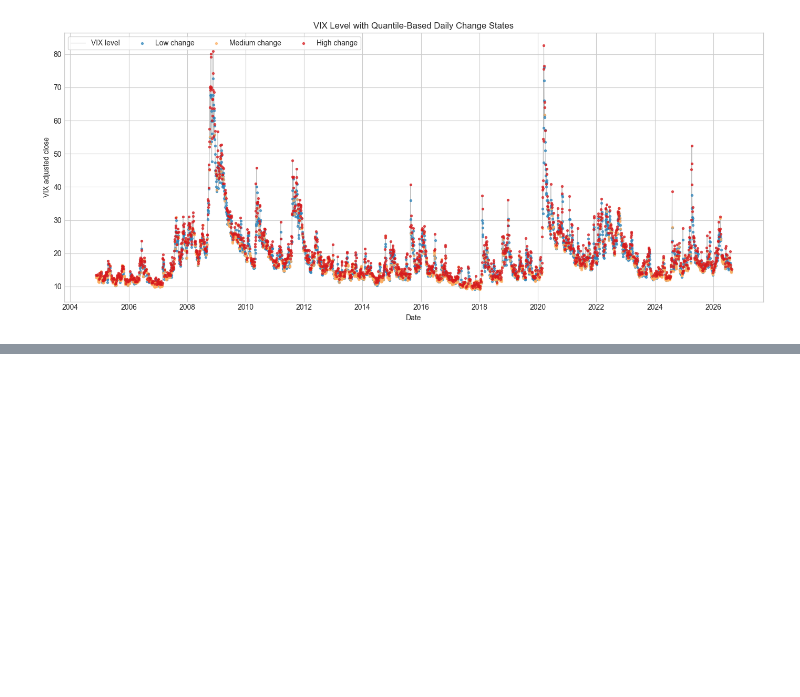
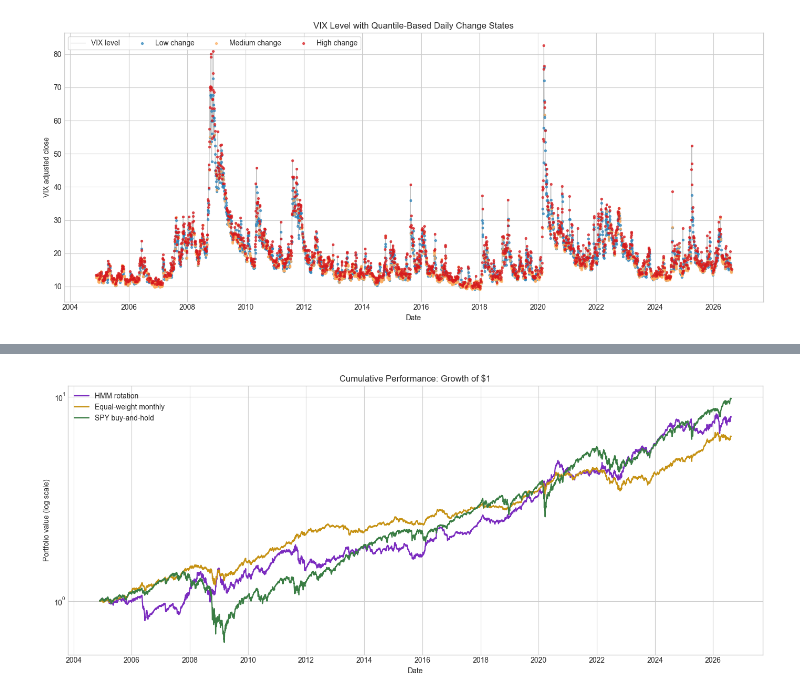
Before and after one commit to Nagisasora/STOCHASTIC-MODELING, a Jupyter notebook: SM_GWP2.ipynb, the cells around one changed output, grey strips where cells are left out. Drawn from its saved outputs; the diff is of its cells as text; code cells hidden in the pictures; blank space fills up the shorter version.

```diff
--- a/SM_GWP2.ipynb
+++ b/SM_GWP2.ipynb
@@ -476,0 +1124,21 @@ No model comparison, asset-by-state analysis, allocation rule, or backtest is in
+# %%
+wealth_index = (1 + comparison_returns).cumprod()
+
+fig, ax = plt.subplots(figsize=(14, 6))
+for column, color in zip(
+    wealth_index.columns,
+    ["#7B2CBF", "#C69214", "#3A7D44"],
+):
+    ax.plot(wealth_index.index, wealth_index[column], label=column, color=color, linewidth=1.6)
+
+ax.set_yscale("log")
+ax.set_title("Cumulative Performance: Growth of $1")
+ax.set_xlabel("Date")
+ax.set_ylabel("Portfolio value (log scale)")
+ax.xaxis.set_major_locator(mdates.YearLocator(2))
+ax.xaxis.set_major_formatter(mdates.DateFormatter("%Y"))
+ax.legend(loc="upper left")
+fig.tight_layout()
+plt.show()
+# %% [output]
+[figure, added]
```
Also changed, not shown: parts of 38 cells of this notebook.
